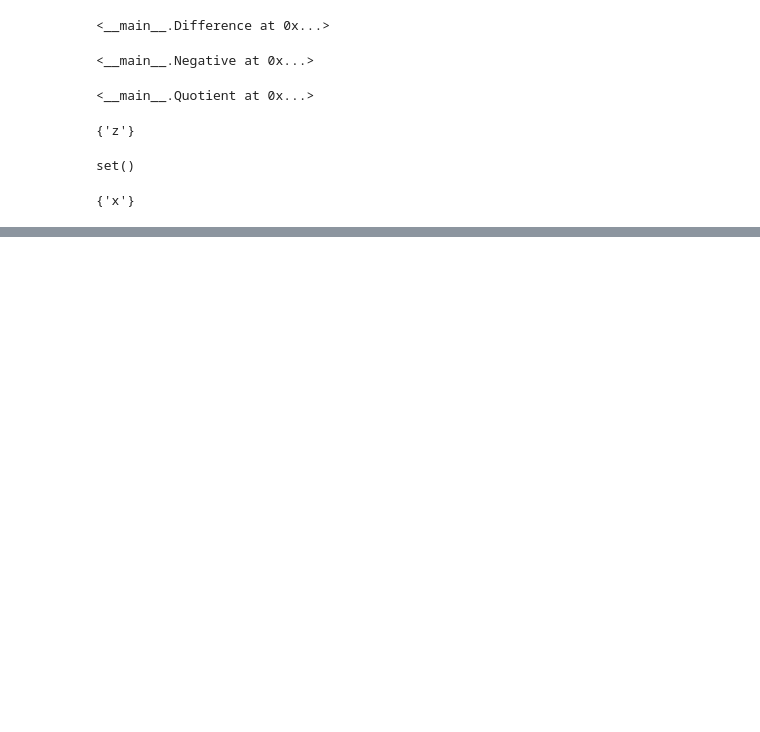
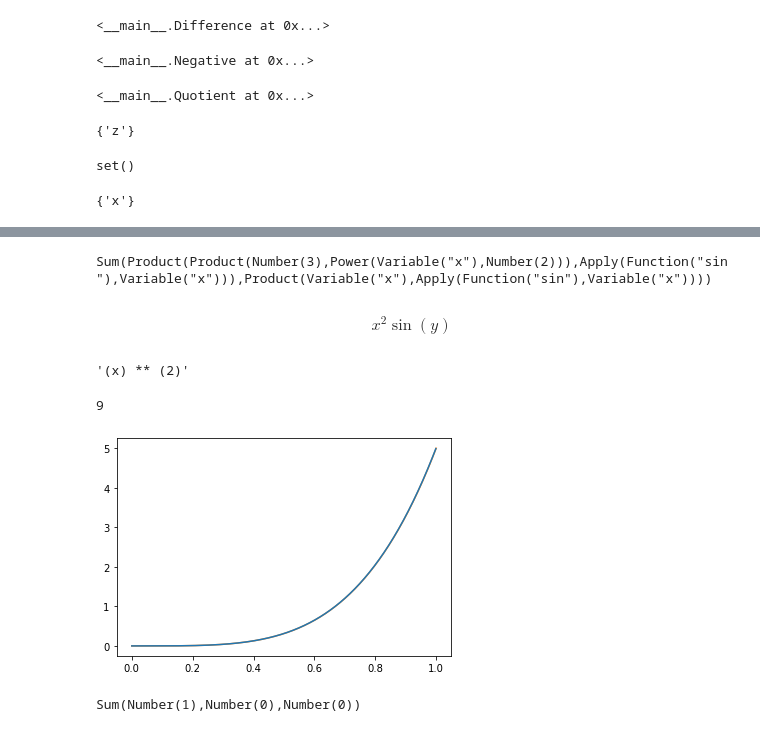
Before and after one commit to Sakurajima-sight/Mathematics-for-programmers-Python, a Jupyter notebook: Chapter 10/Untitled.ipynb, the cells around one changed output, grey strips where cells are left out. Drawn from its saved outputs; the diff is of its cells as text; code cells hidden in the pictures; blank space fills up the shorter version.

```diff
--- a/Chapter 10/Untitled.ipynb
+++ b/Chapter 10/Untitled.ipynb
@@ -304,0 +499,64 @@ def contains(exp,var):
+# %%
+f_expression=Product(
+    Sum(
+        Product(
+            Number(3),
+            Power(
+                Variable("x"),
+                Number(2))),
+        Variable("x")),
+    Apply(
+        Function("sin"),
+        Variable("x")))
+f_expression.expand()
+# %% [output]
+Sum(Product(Product(Number(3),Power(Variable("x"),Number(2))),Apply(Function("sin"),Variable("x"))),Product(Variable("x"),Apply(Function("sin"),Variable("x"))))
+# %%
+from expressions import *
+Product(Power(Variable("x"),Number(2)),Apply(Function("sin"),Variable("y")))
+# %% [output]
+$$x ^ { 2 } \operatorname{ sin } \left( y \right)$$
+# %%
+Power(Variable("x"),Number(2))._python_expr()
+# %% [output]
+'(x) ** (2)'
+# %%
+Power(Variable("x"),Number(2)).python_function(x=3)
+# %% [output]
+9
+# %%
+def plot_function(f,tmin,tmax,tlabel=None,xlabel=None,axes=False, **kwargs):
+    ts = np.linspace(tmin,tmax,1000)
+    if tlabel:
+        plt.xlabel(tlabel,fontsize=18)
+    if xlabel:
+        plt.ylabel(xlabel,fontsize=18)
+    plt.plot(ts, [f(t) for t in ts], **kwargs)
+    if axes:
+        total_t = tmax-tmin
+        plt.plot([tmin-total_t/10,tmax+total_t/10],[0,0],c='k',linewidth=1)
+        plt.xlim(tmin-total_t/10,tmax+total_t/10)
+        xmin, xmax = plt.ylim()
+        plt.plot([0,0],[xmin,xmax],c='k',linewidth=1)
+        plt.ylim(xmin,xmax)
+# %%
+def p(x):
+    return x**5
+plot_function(lambda x:5*x**4,0,1,color='C1')
+
+
+def average_flow_rate(v,t1,t2):
+    return (v(t2)-v(t1))/(t2-t1)
+
+def interval_flow_rates(v,t1,t2,dt):
+    return [(t,average_flow_rate(v,t,t+dt)) for t in np.arange(t1,t2,dt)]
+
+def plot_interval_flow_rates(volume,t1,t2,dt):
+    series=interval_flow_rates(volume,t1,t2,dt)
+    times=[t for (t,_) in series]
+    rates=[q for (_,q) in series]
+    plt.plot(times,rates)
+
+plot_interval_flow_rates(p,0,1,0.001)
+# %% [output]
+[figure, added]
@@ -304,0 +621,4 @@ def contains(exp,var):
+# %%
+Sum(Variable("x"),Variable("c"),Number(1)).derivatetive(Variable("x"))
+# %% [output]
+Sum(Number(1),Number(0),Number(0))
```
Also changed, not shown: parts of 66 cells of this notebook, 10 other files.
